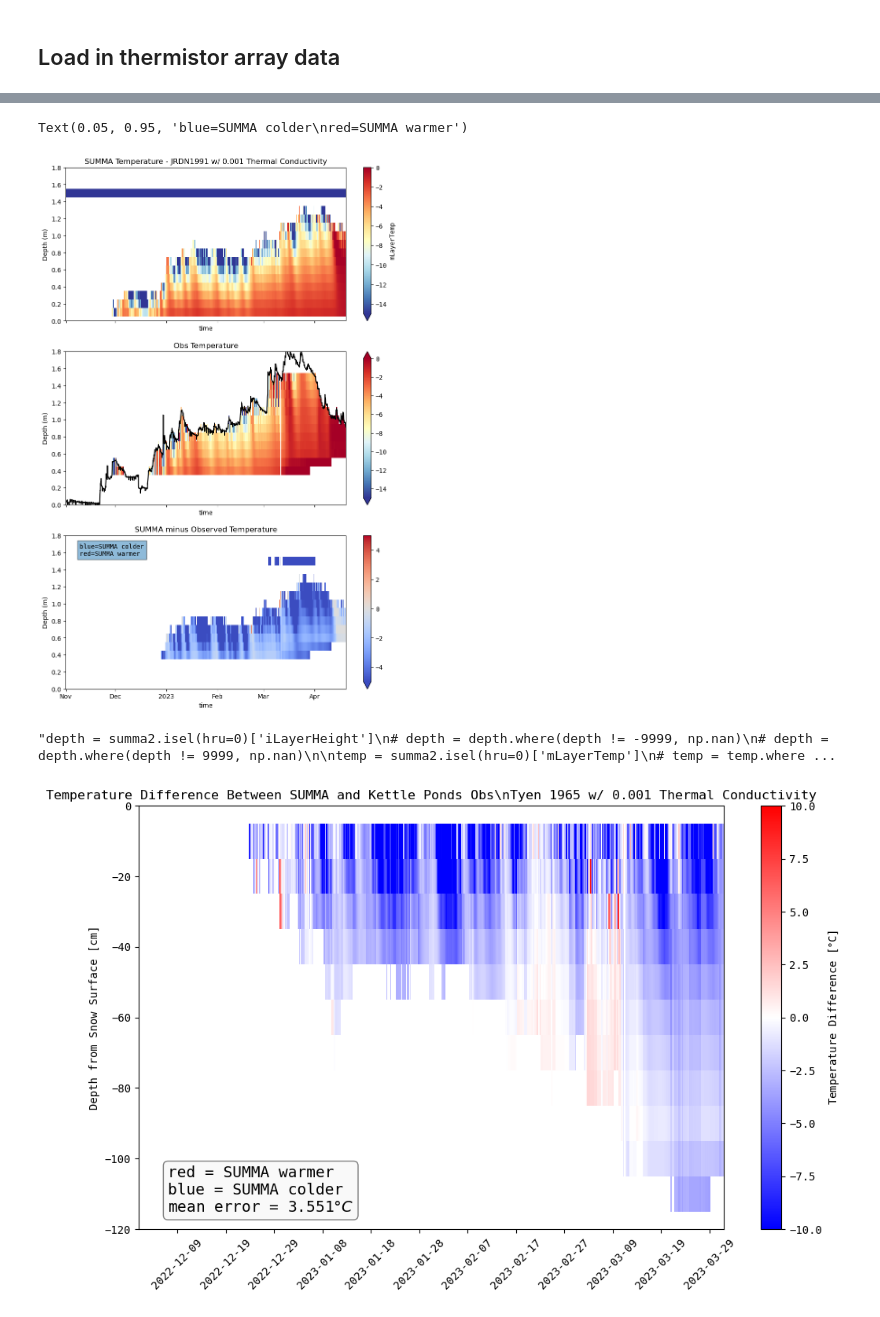
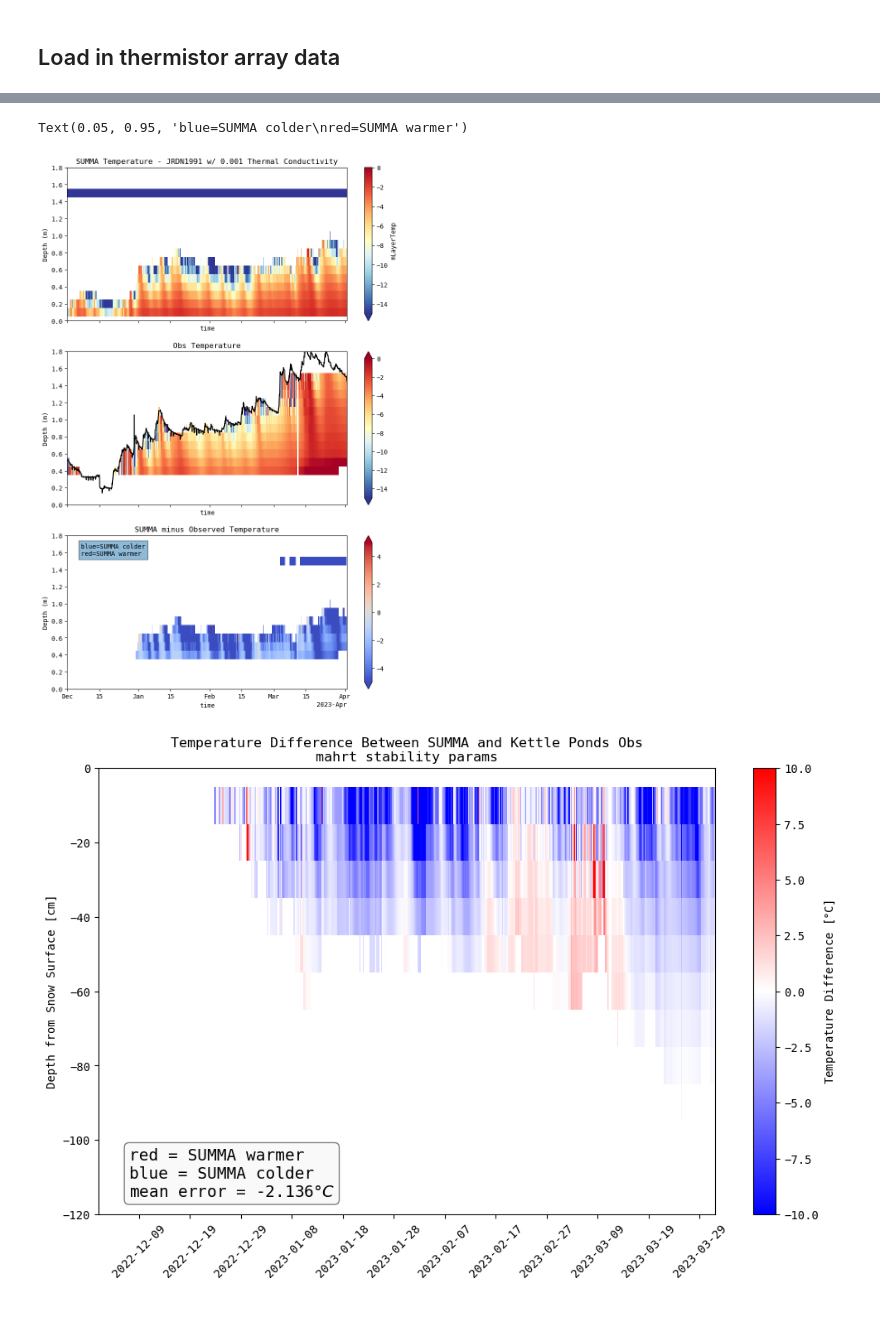
Before and after one commit to clinton-alden/summa, a Jupyter notebook: analysis/kettle_ponds/temp_plot.ipynb, the cells around one changed output, grey strips where cells are left out. Drawn from its saved outputs; the diff is of its cells as text; code cells hidden in the pictures.

Commit message:
edited plots

```diff
--- a/analysis/kettle_ponds/temp_plot.ipynb
+++ b/analysis/kettle_ponds/temp_plot.ipynb
@@ -240,4 +193,6 @@ ax.set_ylim(0, 2)
 # %%
+summa_out = xr.open_dataset('./template_output_z0snow05_1hr_timestep.nc')
+
 depth = summa_out.isel(hru=0)['iLayerHeight']
 # depth = depth.where(depth != -9999, np.nan)
 # depth = depth.where(depth != 9999, np.nan)
@@ -325,7 +280,7 @@ ax[2].text(0.05, 0.95, 'blue=SUMMA colder\nred=SUMMA warmer',
            bbox=dict(alpha=0.5))
 # %% [output]
 Text(0.05, 0.95, 'blue=SUMMA colder\nred=SUMMA warmer')
-[figure, old version]
+[figure, new version]
 # %%
 # Assuming `da1` and `da2` are your DataArrays
 # da1_aligned, da_aligned = xr.align(da1, da2, join='inner')
@@ -338,45 +291,3 @@ summa2 = xr.load_dataset('/Users/clintonalden/Documents/Research/summa_work/anal
-# %%
-'''depth = summa2.isel(hru=0)['iLayerHeight']
-# depth = depth.where(depth != -9999, np.nan)
-# depth = depth.where(depth != 9999, np.nan)
-
-temp = summa2.isel(hru=0)['mLayerTemp']
-# temp = temp.where(temp != -9999, np.nan)
-# temp = temp.where(temp != 9999, np.nan)
-
-frac_wat = summa2.isel(hru=0)['mLayerVolFracWat']
-
-depth = -depth
-# bins = np.arange(0, depth.ifcToto.max() + 10, 10)/100  # Define your bins
-bins = np.arange(0, 1.6, .1)  # Define your bins
-thick = depth.values
-results = []
-
-
-for i in range(thick.shape[1]):
-    dif_matrix = np.subtract.outer(thick[:,i], bins)
-    idx = np.abs(dif_matrix).argmin(axis=1)
-    results.append(bins[idx])
-
-new_da = xr.DataArray(results[:-1], dims=['midToto', 'time'], name='layer_bins')
-merged_ds = xr.merge([new_da,temp])
-
-slice_ds = merged_ds.sel(time=slice('2022-11-01', '2023-06-01'))
-
-binned_times = []
-for time in slice_ds.time:
-    temp_ds = slice_ds.sel(time=time).groupby_bins(group='layer_bins', bins=bins).mean()
-    temp_ds = temp_ds.assign_coords(time=time)
-    binned_times.append(temp_ds)
-
-summa_temps = xr.concat(binned_times, dim='time').mLayerTemp
-summa_temps = summa_temps-273.15
-
-summa_temps.coords['layer_bins_bins'] = [interval.right for interval in summa_temps.coords['layer_bins_bins'].values]
-
-summa_temps = summa_temps.rename({'layer_bins_bins': 'bins'})'''
-# %% [output]
-"depth = summa2.isel(hru=0)['iLayerHeight']\n# depth = depth.where(depth != -9999, np.nan)\n# depth = depth.where(depth != 9999, np.nan)\n\ntemp = summa2.isel(hru=0)['mLayerTemp']\n# temp = temp.where ...
 # %%
 # Subset summa_temps between December 1, 2022, and April 1, 2023
 summa_temps = summa_temps.loc['2022-12-01':'2023-04-01']
@@ -419,6 +329,8 @@ import matplotlib.dates as mdates
 from datetime import datetime
 import numpy as np
 import matplotlib.colors as colors
+import matplotlib.patches as patches
+
 
 # Create a figure and axis
 fig, ax = plt.subplots(figsize=(12, 7))
@@ -443,33 +355,33 @@ cax = ax.pcolormesh(time_values_2d, bin_indices, diff_arr, shading='auto',
 cbar = fig.colorbar(cax)
 
 # Set colorbar ticks from -10 to 10
 # cbar.set_ticks(np.arange(-10, 11, 2))
 
 # Set labels
 # ax.set_xlabel('Time')
 ax.set_ylabel('Depth from Snow Surface [cm]')
-ax.set_title(r'Temperature Difference Between SUMMA and Kettle Ponds Obs\nTyen 1965 w/ 0.001 Thermal Conductivity')
+ax.set_title('Temperature Difference Between SUMMA and Kettle Ponds Obs\nmahrt stability params')
 ax.set_ylim(-120, 0)
 cbar.set_label(r'Temperature Difference [$\degree$C]')
 
 # Set x-ticks between Jan 1 and Feb 1, 2023
 start_date = datetime(2022, 12, 1)
 end_date = datetime(2023, 4, 1)
 ax.set_xlim(start_date, end_date)
 
 # Format x-ticks as dates
 ax.xaxis.set_major_locator(mdates.DayLocator(interval=10))
 ax.xaxis.set_major_formatter(mdates.DateFormatter('%Y-%m-%d'))
 
 # Rotate x-tick labels for better readability
 plt.xticks(rotation=45)
 
 # Add a text box
-ax.text(0.05, 0.15, f'red = SUMMA warmer\nblue = SUMMA colder\nmean error = {mean_abs_error}'+r'$\degree C$',
+ax.text(0.05, 0.15, f'red = SUMMA warmer\nblue = SUMMA colder\nmean error = {mean_error}'+r'$\degree C$',
         transform=ax.transAxes, fontsize=14, verticalalignment='top',
         bbox=dict(boxstyle='round', facecolor='whitesmoke', alpha=0.5))
 
 # Show the plot
 plt.show()
 # %% [output]
-[figure, old version]
+[figure, new version]
```
Also changed, not shown: parts of 12 cells of this notebook.
